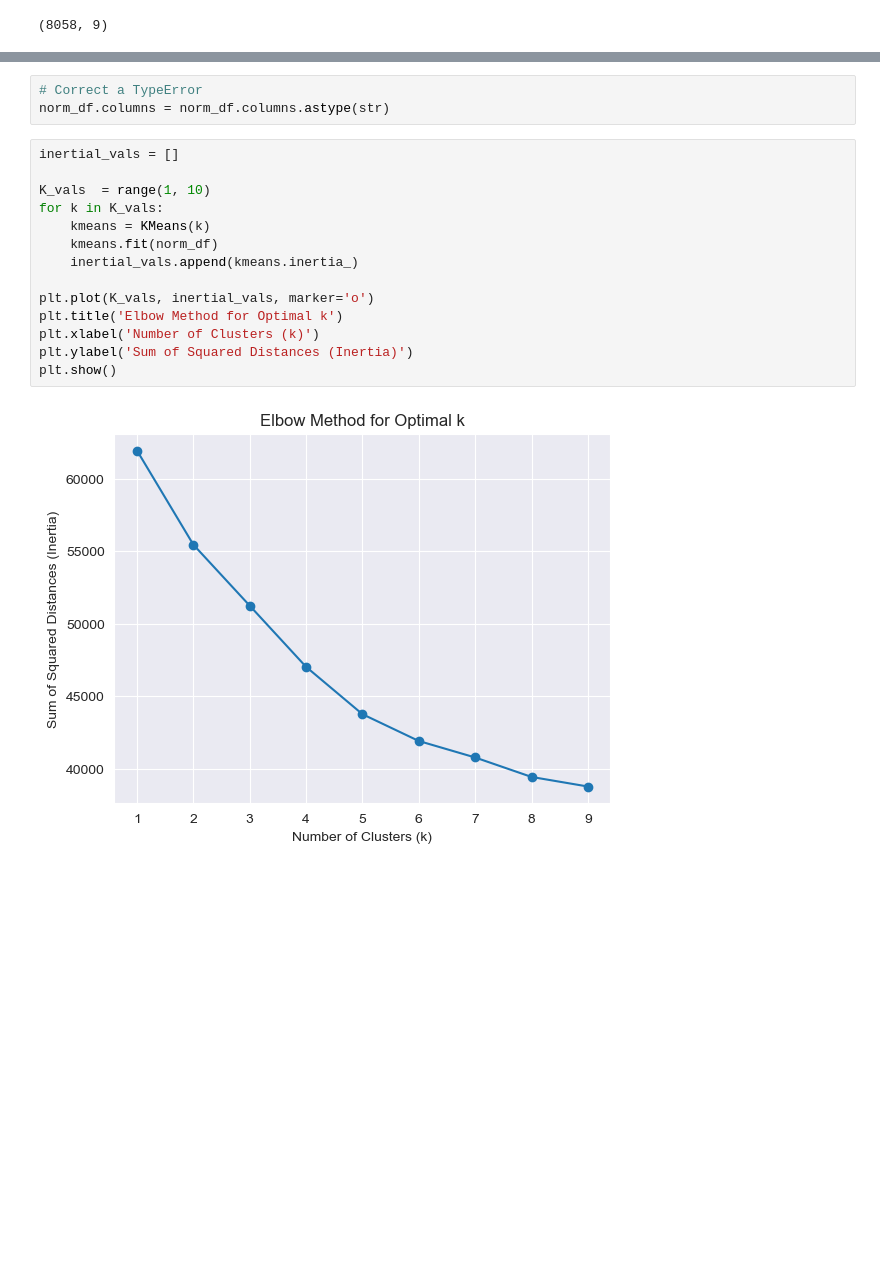
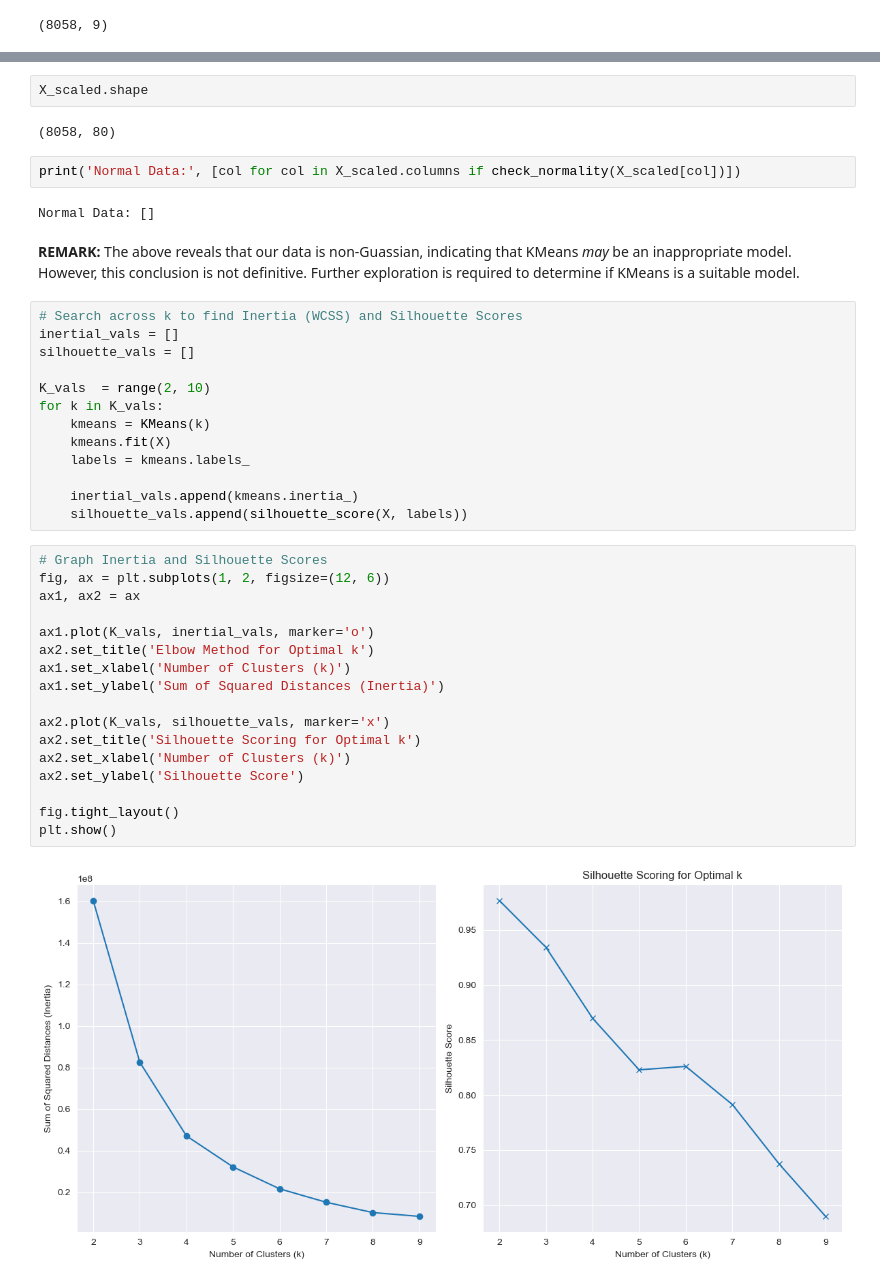
Before and after one commit to Road2Data/P4-Superstore-Sales, a Jupyter notebook: analyses/clustering_analysis.ipynb, the cells around one changed output, grey strips where cells are left out. Saved outputs shown, nothing was run; the diff lists cells and outputs as text; blank space fills up the shorter version.

```diff
--- a/analyses/clustering_analysis.ipynb
+++ b/analyses/clustering_analysis.ipynb
@@ -100,19 +75,42 @@ memory usage: 850.0 KB
-# %%
-# Correct a TypeError
-norm_df.columns = norm_df.columns.astype(str)
-# %%
-inertial_vals = []
-
-K_vals  = range(1, 10)
-for k in K_vals:
-    kmeans = KMeans(k)
-    kmeans.fit(norm_df)
-    inertial_vals.append(kmeans.inertia_)
-
-plt.plot(K_vals, inertial_vals, marker='o')
-plt.title('Elbow Method for Optimal k')
-plt.xlabel('Number of Clusters (k)')
-plt.ylabel('Sum of Squared Distances (Inertia)')
-plt.show()
-# %% [output]
-[figure, removed]
+# %%
+X_scaled.shape
+# %% [output]
+(8058, 80)
+# %%
+print('Normal Data:', [col for col in X_scaled.columns if check_normality(X_scaled[col])])
+# %% [output]
+Normal Data: []
+# %% [markdown]
+**REMARK:** The above reveals that our data is non-Guassian, indicating that KMeans *may* be an inappropriate model. However, this conclusion is not definitive. Further exploration is required to determine if KMeans is a suitable model.
+# %%
+# Search across k to find Inertia (WCSS) and Silhouette Scores
+inertial_vals = []
+silhouette_vals = []
+
+K_vals  = range(2, 10)
+for k in K_vals:
+    kmeans = KMeans(k)
+    kmeans.fit(X)
+    labels = kmeans.labels_
+
+    inertial_vals.append(kmeans.inertia_)
+    silhouette_vals.append(silhouette_score(X, labels))
+# %%
+# Graph Inertia and Silhouette Scores
+fig, ax = plt.subplots(1, 2, figsize=(12, 6))
+ax1, ax2 = ax
+
+ax1.plot(K_vals, inertial_vals, marker='o')
+ax2.set_title('Elbow Method for Optimal k')
+ax1.set_xlabel('Number of Clusters (k)')
+ax1.set_ylabel('Sum of Squared Distances (Inertia)')
+
+ax2.plot(K_vals, silhouette_vals, marker='x')
+ax2.set_title('Silhouette Scoring for Optimal k')
+ax2.set_xlabel('Number of Clusters (k)')
+ax2.set_ylabel('Silhouette Score')
+
+fig.tight_layout()
+plt.show()
+# %% [output]
+[figure, added]
```
Also changed, not shown: parts of 27 cells of this notebook, 4 other files.
